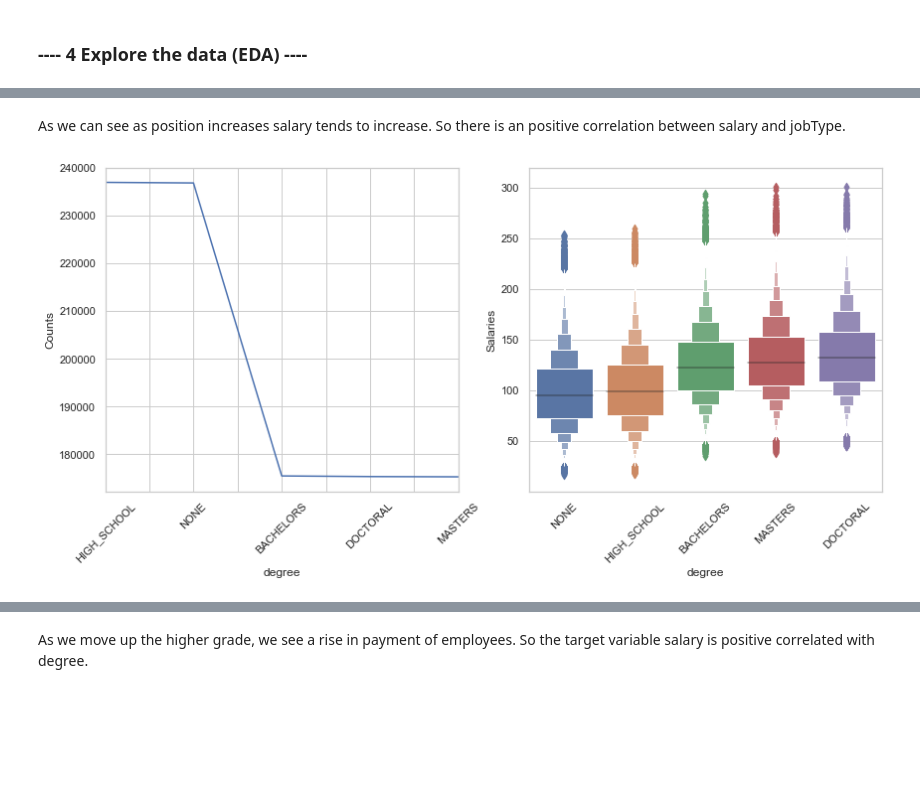
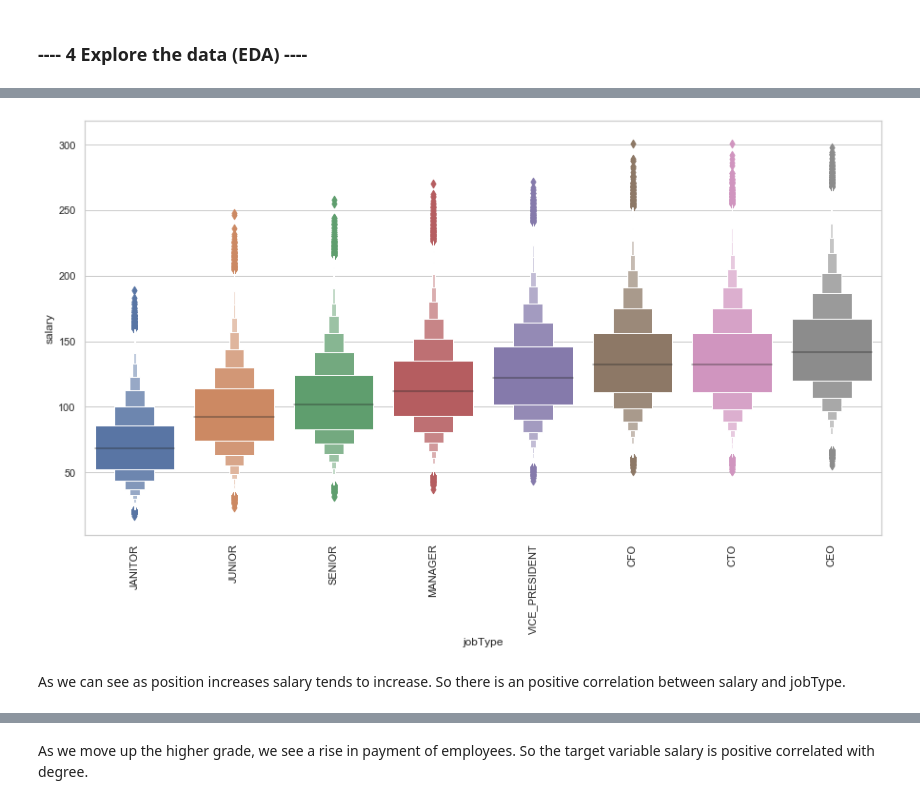
Before and after one commit to nikhilgharge4591/salaryPredictionPortfolio, a Jupyter notebook: Salary Prediction Project.ipynb, the cells around one changed output, grey strips where cells are left out. Saved outputs shown, nothing was run; the diff lists cells and outputs as text; code cells hidden in the pictures; blank space fills up the shorter version.

```diff
--- a/Salary Prediction Project.ipynb
+++ b/Salary Prediction Project.ipynb
@@ -245,6 +212,11 @@ plot_feature(salaryPred_Train_data, 'jobType')
+# %%
+def boxen_plot(col):
+    f, ax = plt.subplots(figsize= (15,8))
+    sns.boxenplot(x=col , y="salary", data = salaryPred_Train_data.sort_values('salary'))
+    plt.xticks(rotation=90)
+# %%
+boxen_plot("jobType")
+# %% [output]
+[figure, added]
 # %% [markdown]
 As we can see as position increases salary tends to increase. So there is an positive correlation between salary and jobType.
-# %%
-plot_feature(salaryPred_Train_data, 'degree')
-# %% [output]
-[figure, removed]
```
Also changed, not shown: parts of 42 cells of this notebook.
